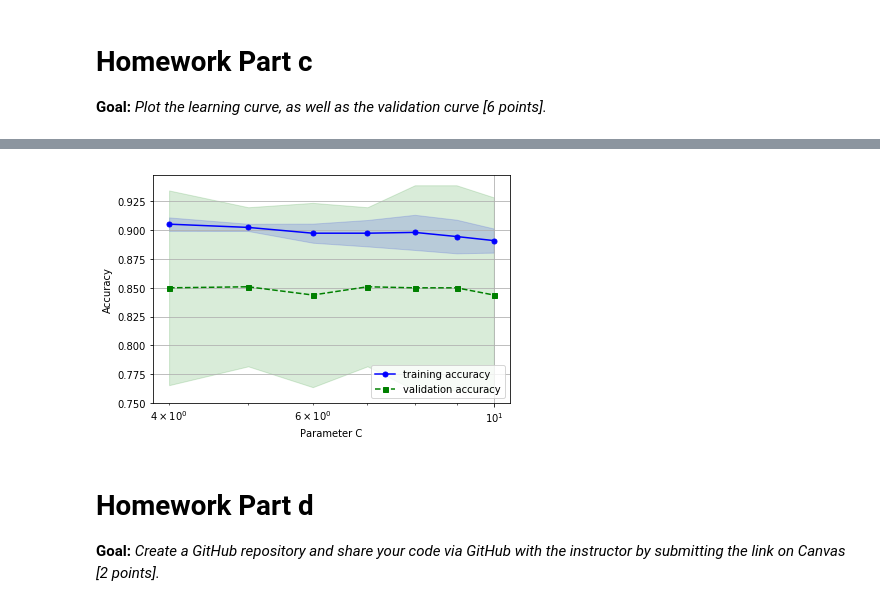
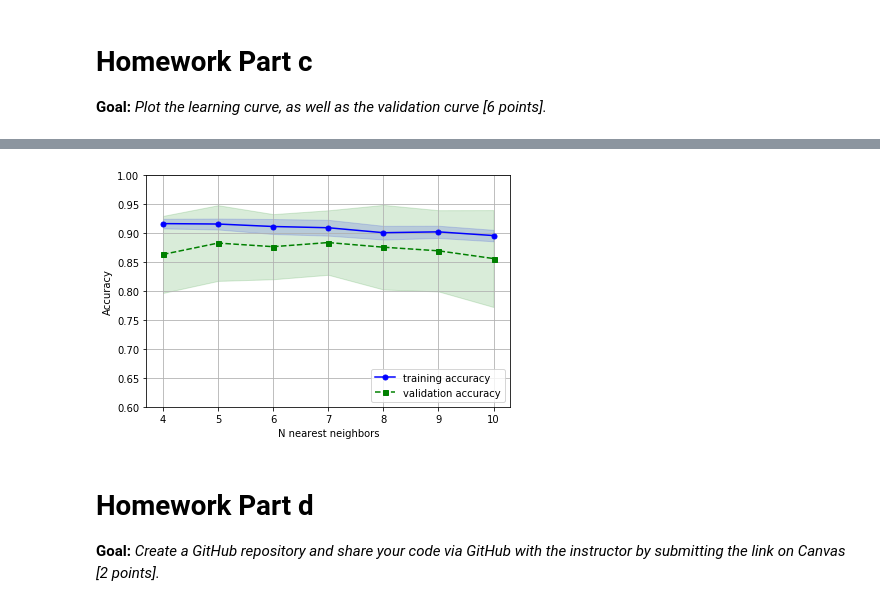
Before and after one commit to mdelbasha/BME4760_HW2, a Jupyter notebook: BME4760_HW2.ipynb, the cells around one changed output, grey strips where cells are left out. Cells and saved outputs as stored; diff of their text form; code cells hidden in the pictures.

```diff
--- a/BME4760_HW2.ipynb
+++ b/BME4760_HW2.ipynb
@@ -46,7 +44,7 @@ from sklearn.neighbors import KNeighborsClassifier
 from sklearn.cross_validation import train_test_split
 # %%
 # set up values and label
-X_voice = raw_data.iloc[:, 1:22].values
+X_voice = raw_data.iloc[:, 1:23].values
 Y_voice = raw_data.iloc[:,-1].values  # last column of the data frame raw_data
 # %%
 # Make training and test data
@@ -80 +78,16 @@ print(gs.best_params_)
 {'kneighborsclassifier__n_neighbors': 5}
+# %%
+from sklearn.model_selection import StratifiedKFold
+
+kfold = StratifiedKFold(n_splits=10,
+                        random_state=1).split(X_train, y_train)
+
+scores = []
+for k, (train, test) in enumerate(kfold):
+    pipe.fit(X_train[train], y_train[train])
+    score = pipe.score(X_train[test], y_train[test])
+    scores.append(score)
+    print('Fold: %2d, Class dist.: %s, Acc: %.3f' % (k+1,
+          np.bincount(y_train[train]), score))
+
+print('\nCV accuracy: %.3f +/- %.3f' % (np.mean(scores), np.std(scores)))
@@ -137,45 +163,54 @@ plt.show()
 from sklearn.model_selection import validation_curve
 
 train_scores, test_scores = validation_curve(
                 estimator=pipe,
                 X=X_train,
                 y=y_train,
                 param_name='kneighborsclassifier__n_neighbors',
                 param_range=param_range,
                 cv=10)
 
 train_mean = np.mean(train_scores, axis=1)
 train_std = np.std(train_scores, axis=1)
 test_mean = np.mean(test_scores, axis=1)
 test_std = np.std(test_scores, axis=1)
 
-plt.plot(param_range, train_mean,
-         color='blue', marker='o',
-         markersize=5, label='training accuracy')
+plt.plot(param_range,
+         train_mean,
+         color='blue',
+         marker='o',
+         markersize=5,
+         label='training accuracy')
 
-plt.fill_between(param_range, train_mean + train_std,
-                 train_mean - train_std, alpha=0.15,
+plt.fill_between(param_range,
+                 train_mean + train_std,
+                 train_mean - train_std,
+                 alpha=0.15,
                  color='blue')
 
-plt.plot(param_range, test_mean,
-         color='green', linestyle='--',
-         marker='s', markersize=5,
+plt.plot(param_range,
+         test_mean,
+         color='green',
+         linestyle='--',
+         marker='s',
+         markersize=5,
          label='validation accuracy')
 
 plt.fill_between(param_range,
                  test_mean + test_std,
                  test_mean - test_std,
-                 alpha=0.15, color='green')
+                 alpha=0.15,
+                 color='green')
 
 plt.grid()
-plt.xscale('log')
 plt.legend(loc='lower right')
-plt.xlabel('Parameter C')
+plt.xlabel('N nearest neighbors')
 plt.ylabel('Accuracy')
+plt.ylim([0.6, 1.0])
 plt.tight_layout()
 plt.show()
 # %% [output]
-[figure, old version]
+[figure, new version]
 # %% [markdown]
 # Homework Part d
 **Goal:** *Create a GitHub repository and share your code via GitHub with the instructor by submitting the link on Canvas [2 points].*
```
Also changed, not shown: parts of 5 cells of this notebook.
